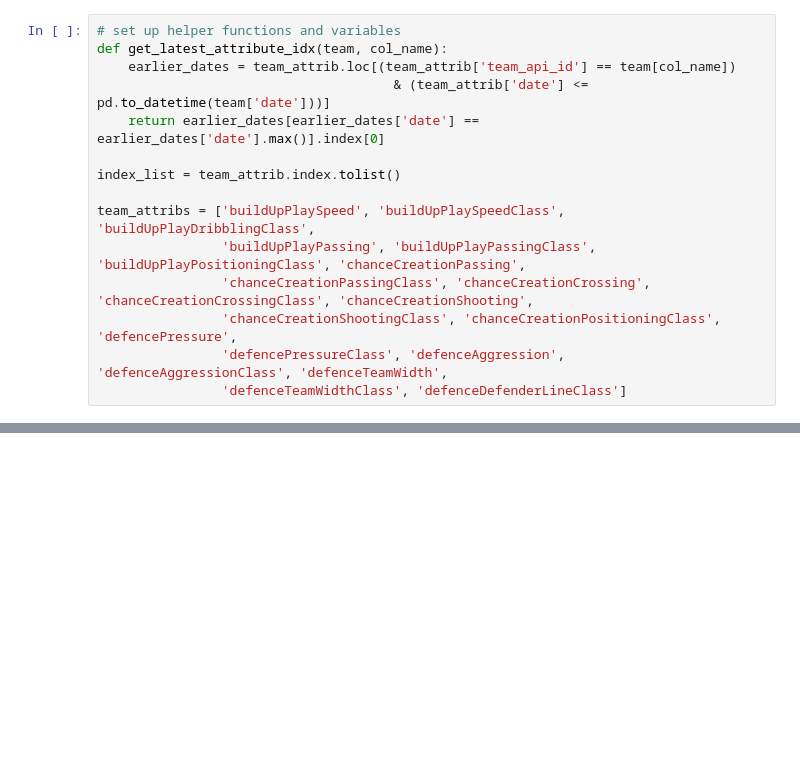
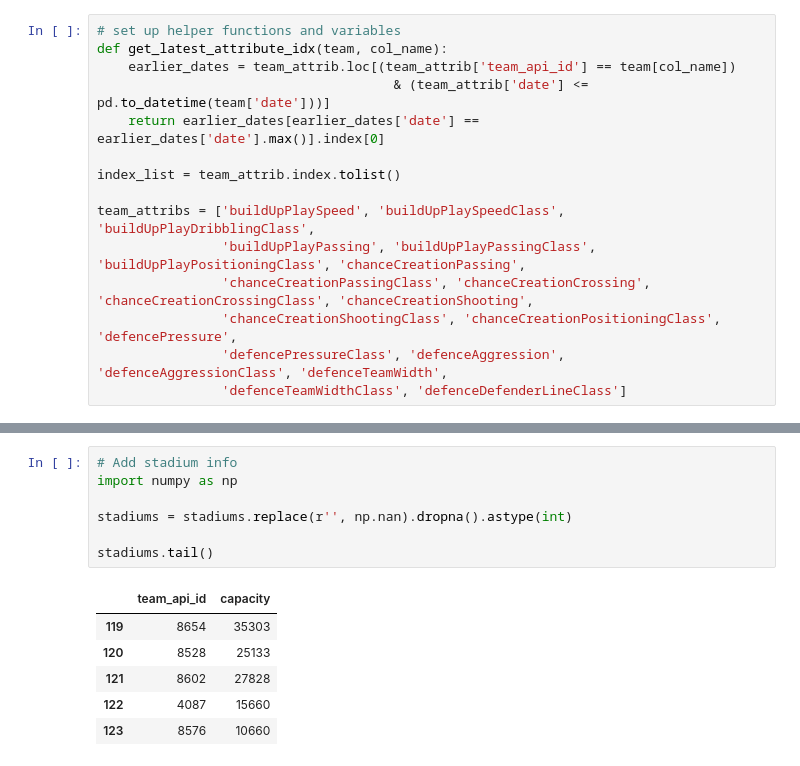
Before and after one commit to amrawadk/football-data-analysis, a Jupyter notebook: build_database.ipynb, the cells around one changed output, grey strips where cells are left out. Cells and saved outputs as stored; diff of their text form; blank space fills up the shorter version.

```diff
--- a/build_database.ipynb
+++ b/build_database.ipynb
@@ -469,0 +487,14 @@ df[[f'away_{attrib}' for attrib in team_attribs]].head(5)
+# %%
+# Add stadium info
+import numpy as np
+
+stadiums = stadiums.replace(r'', np.nan).dropna().astype(int)
+
+stadiums.tail()
+# %% [output]
+|  | team_api_id | capacity |
+| 119 | 8654 | 35303 |
+| 120 | 8528 | 25133 |
+| 121 | 8602 | 27828 |
+| 122 | 4087 | 15660 |
+| 123 | 8576 | 10660 |
```
Also changed, not shown: parts of 4 cells of this notebook.
